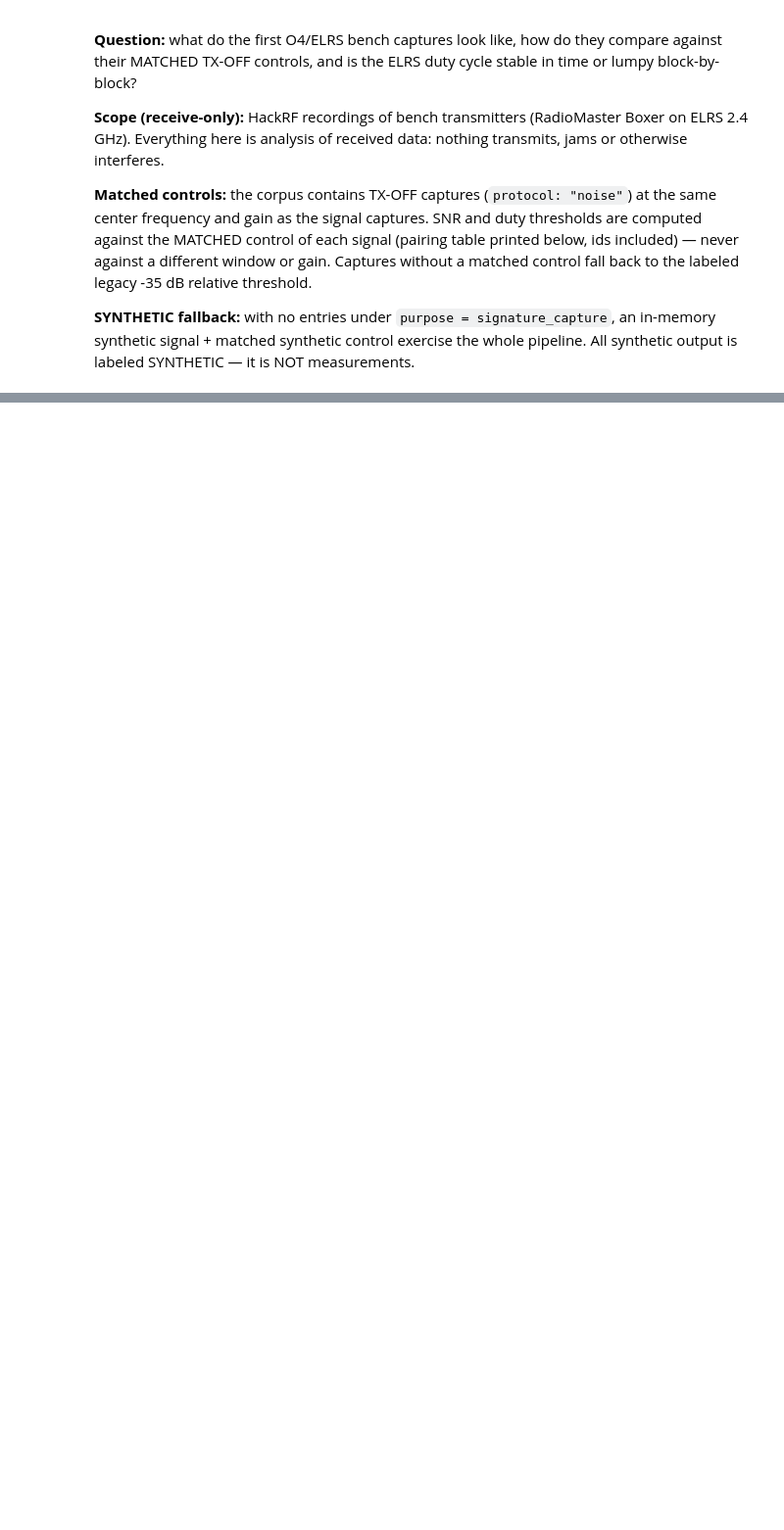
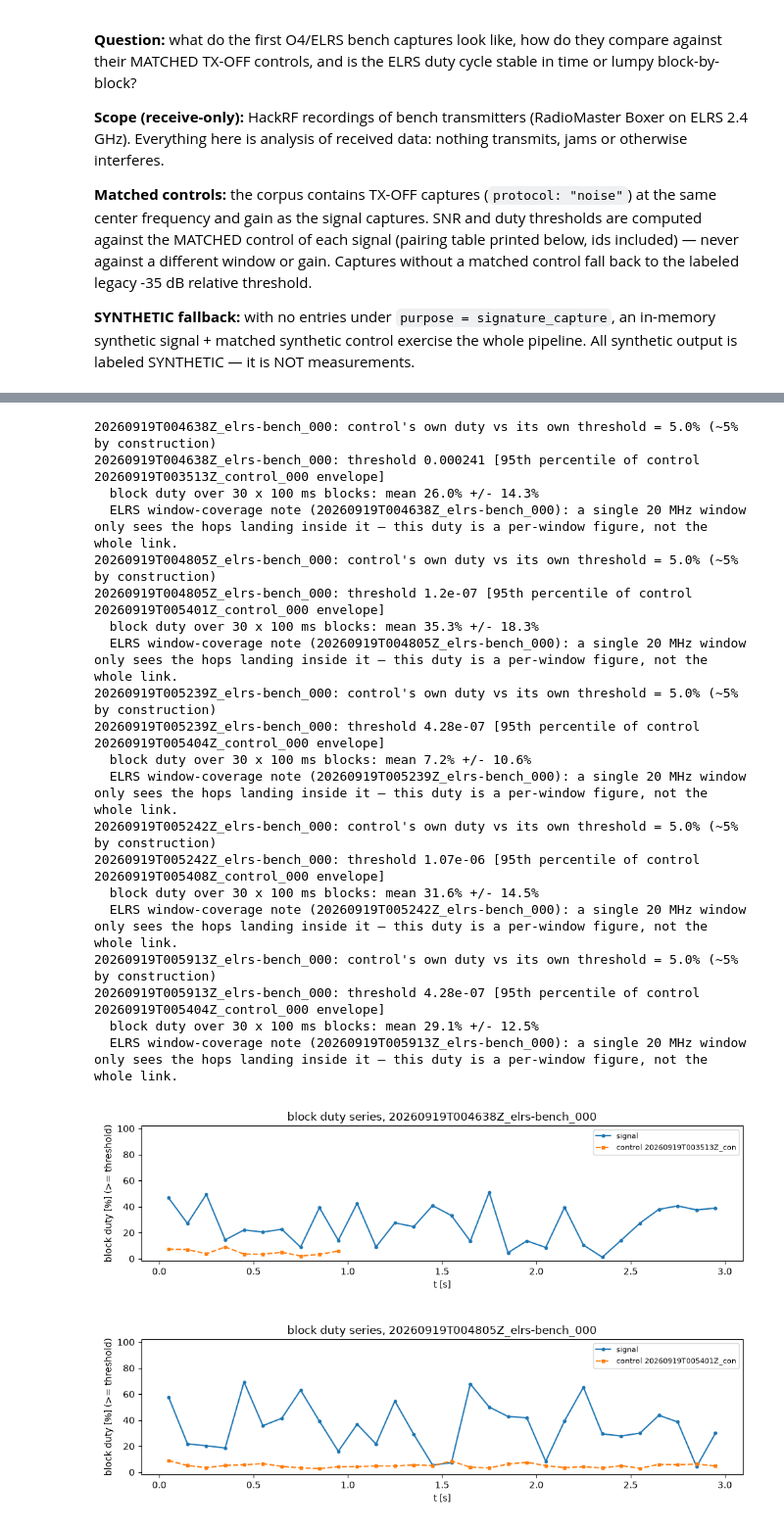
Before and after one commit to juanmicl/tacet, a Jupyter notebook: notebooks/01_bench_overview.ipynb, the cells around one changed output, grey strips where cells are left out. Shown at 98% size. Drawn from its saved outputs; the diff is of its cells as text; code cells hidden in the pictures; blank space fills up the shorter version.

Commit message:
chore(notebooks): execute 01 with outputs (real spectrograms, SNR and duty series)

```diff
--- a/notebooks/01_bench_overview.ipynb
+++ b/notebooks/01_bench_overview.ipynb
@@ -264,30 +327,57 @@ for cap in captures:
         thr_src = (f"95th percentile of control {ctrl['id']} envelope")
     else:
         ctrl_env = None
         thr = float(env.max() * 10.0 ** (THRESHOLD_REL_DB / 10.0))
         thr_src = f"LEGACY fallback: peak {THRESHOLD_REL_DB} dB (no control)"
     centers, duty = duty_series(env, thr, fs_env)
     ctrl_centers, ctrl_duty = (None, None)
     if ctrl_env is not None:
         ctrl_centers, ctrl_duty = duty_series(ctrl_env, thr, fs_env)
         ctrl_self = float(np.mean(ctrl_env >= thr))
         print(f"{cap['id']}: control's own duty vs its own threshold = "
               f"{ctrl_self:.1%} (~{100 - DUTY_CONTROL_PCTL:.0f}% by construction)")
     print(f"{cap['id']}: threshold {thr:.3g} [{thr_src}]")
     print(f"  block duty over {duty.size} x {DUTY_BLOCK_S*1e3:.0f} ms blocks: "
           f"mean {duty.mean():.1%} +/- {duty.std():.1%}")
+    if cap["protocol"] == "elrs":
+        print(f"  ELRS window-coverage note ({cap['id']}): a single 20 MHz "
+              "window only sees the hops landing inside it — this duty is "
+              "a per-window figure, not the whole link.")
     cap["duty_mean"], cap["duty_std"] = float(duty.mean()), float(duty.std())
     duty_stats.append(cap)
     label = cap["id"] + (" (SYNTHETIC)" if cap["synthetic"] else "")
     fig, ax = plt.subplots(figsize=(10, 3))
     ax.plot(centers, duty * 100, "o-", ms=3, label="signal")
     if ctrl_duty is not None:
         ax.plot(ctrl_centers, ctrl_duty * 100, "s--", ms=3,
                 label=f"control {ctrl['id'][:20]}")
     ax.set_xlabel("t [s]")
     ax.set_ylabel("block duty [%] (>= threshold)")
     ax.set_title(f"block duty series, {label}")
     ax.set_ylim(-2, 102)
     ax.legend(fontsize=8)
     fig.tight_layout()
     plt.show()
+# %% [output]
+20260919T004638Z_elrs-bench_000: control's own duty vs its own threshold = 5.0% (~5% by construction)
+20260919T004638Z_elrs-bench_000: threshold 0.000241 [95th percentile of control 20260919T003513Z_control_000 envelope]
+  block duty over 30 x 100 ms blocks: mean 26.0% +/- 14.3%
+  ELRS window-coverage note (20260919T004638Z_elrs-bench_000): a single 20 MHz window only sees the hops landing inside it — this duty is a per-window figure, not the whole link.
+20260919T004805Z_elrs-bench_000: control's own duty vs its own threshold = 5.0% (~5% by construction)
+20260919T004805Z_elrs-bench_000: threshold 1.2e-07 [95th percentile of control 20260919T005401Z_control_000 envelope]
+  block duty over 30 x 100 ms blocks: mean 35.3% +/- 18.3%
+  ELRS window-coverage note (20260919T004805Z_elrs-bench_000): a single 20 MHz window only sees the hops landing inside it — this duty is a per-window figure, not the whole link.
+20260919T005239Z_elrs-bench_000: control's own duty vs its own threshold = 5.0% (~5% by construction)
+20260919T005239Z_elrs-bench_000: threshold 4.28e-07 [95th percentile of control 20260919T005404Z_control_000 envelope]
+  block duty over 30 x 100 ms blocks: mean 7.2% +/- 10.6%
+  ELRS window-coverage note (20260919T005239Z_elrs-bench_000): a single 20 MHz window only sees the hops landing inside it — this duty is a per-window figure, not the whole link.
+20260919T005242Z_elrs-bench_000: control's own duty vs its own threshold = 5.0% (~5% by construction)
+20260919T005242Z_elrs-bench_000: threshold 1.07e-06 [95th percentile of control 20260919T005408Z_control_000 envelope]
+  block duty over 30 x 100 ms blocks: mean 31.6% +/- 14.5%
+  ELRS window-coverage note (20260919T005242Z_elrs-bench_000): a single 20 MHz window only sees the hops landing inside it — this duty is a per-window figure, not the whole link.
+20260919T005913Z_elrs-bench_000: control's own duty vs its own threshold = 5.0% (~5% by construction)
+20260919T005913Z_elrs-bench_000: threshold 4.28e-07 [95th percentile of control 20260919T005404Z_control_000 envelope]
+  block duty over 30 x 100 ms blocks: mean 29.1% +/- 12.5%
+  ELRS window-coverage note (20260919T005913Z_elrs-bench_000): a single 20 MHz window only sees the hops landing inside it — this duty is a per-window figure, not the whole link.
+[figure, added]
+[figure, added]
```
Also changed, not shown: parts of 8 cells of this notebook, 1 other file.
